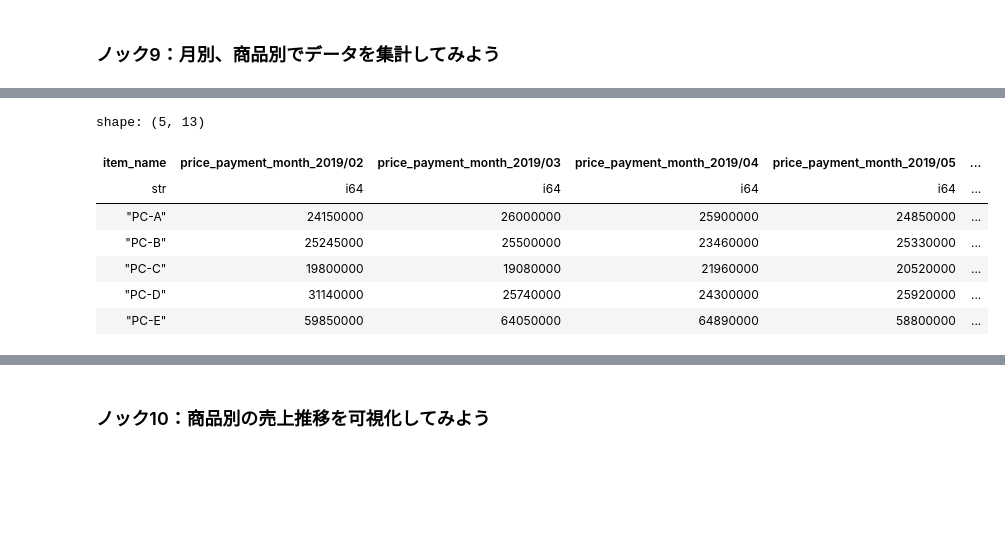
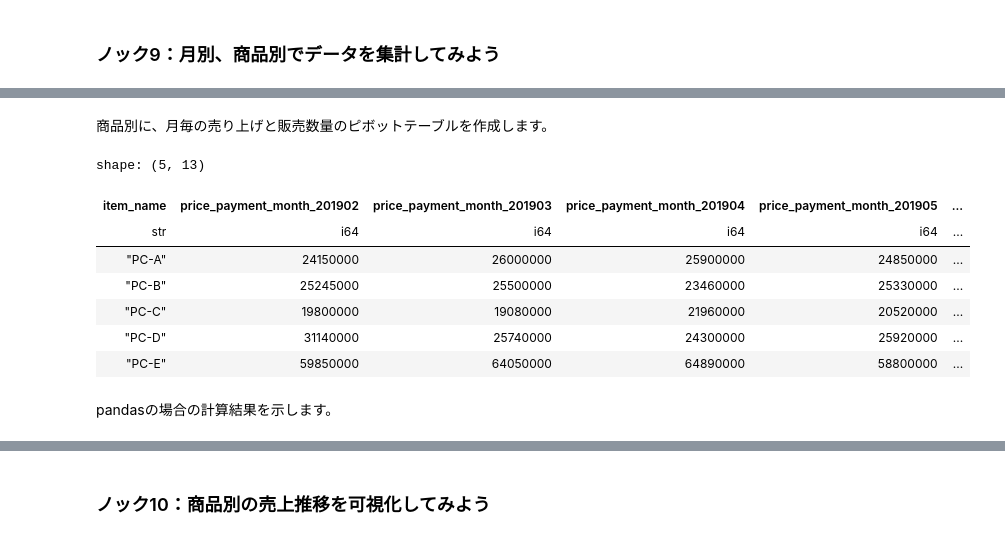
Before and after one commit to Tremendous1192/Python_Practical_Data_Analysis_100_Knocks_2nd_Edition, a Jupyter notebook: 1章/ch01_polars.ipynb, the cells around one changed output, grey strips where cells are left out. Drawn from its saved outputs; the diff is of its cells as text; code cells hidden in the pictures; blank space fills up the shorter version.

```diff
--- a/1章/ch01_polars.ipynb
+++ b/1章/ch01_polars.ipynb
@@ -1,6 +1,5 @@
 # %%
 import polars as pl
-# 列表示を省略しない
-pl.Config.set_tbl_cols(-1)
-# 行の表示を省略しない
-pl.Config.set_tbl_rows(-1)
+pl.Config.set_tbl_cols(-1)# 列表示を省略しない
+#pl.Config.set_tbl_rows(-1)# 行の表示を省略しない
+import polars.selectors as cs#列選択のプリセット
@@ -107,5 +143,5 @@ print( len(transaction_detail) )
 # %%
-join_data = transaction_detail.join(other = transaction[["transaction_id", "payment_date", "customer_id"]], on = "transaction_id", how = "left")
+join_data = transaction_detail.join(other = transaction.drop(columns = "price"), on = "transaction_id", how = "left")
 join_data.head()
 # %% [output]
 shape: (5, 6)
@@ -228,15 +300,18 @@ join_data.dtypes
 # %%
 join_data = (
-    join_data.with_columns(
-        join_data["payment_date"].str.to_datetime()
+    join_data
+    # 文字列型である"payment_date"をDateTime型に変換する
+    .with_columns(
+        pl.col("payment_date")
+        .str.to_datetime()
         .alias("payment_date")
     )
-)
-join_data = (
-    join_data.with_columns([
-        join_data["payment_date"].dt.strftime("%Y/%m")
-    .alias("payment_month")
-    ])
+    # 購入年月データを作成する
+    .with_columns(
+        pl.col("payment_date")
+        .dt.strftime("%Y/%m")
+        .alias("payment_month")
+    )
 )
 join_data[["payment_date", "payment_month"]].head()
 # %% [output]
@@ -291,19 +406,25 @@ shape: (30, 4)
+# %% [markdown]
+商品別に、月毎の売り上げと販売数量のピボットテーブルを作成します。
 # %%
 (
     join_data
-    .pivot(index = "item_name",
-           columns = "payment_month",
-           values = ["price", "quantity"],
-           aggregate_function = "sum",
-           sort_columns = True)
-           .sort("item_name")
+    .pivot(
+        index = "item_name",
+        columns = "payment_month",
+        values = ["price", "quantity"],
+        aggregate_function = "sum",
+        sort_columns = True
+    )
+    .sort(by = "item_name")
 )
 # %% [output]
 shape: (5, 13)
-| item_name | price_payment_month_2019/02 | price_payment_month_2019/03 | price_payment_month_2019/04 | price_payment_month_2019/05 | ... |
+| item_name | price_payment_month_201902 | price_payment_month_201903 | price_payment_month_201904 | price_payment_month_201905 | ... |
 | str | i64 | i64 | i64 | i64 | ... |
 | "PC-A" | 24150000 | 26000000 | 25900000 | 24850000 | ... |
 | "PC-B" | 25245000 | 25500000 | 23460000 | 25330000 | ... |
 | "PC-C" | 19800000 | 19080000 | 21960000 | 20520000 | ... |
 | "PC-D" | 31140000 | 25740000 | 24300000 | 25920000 | ... |
 | "PC-E" | 59850000 | 64050000 | 64890000 | 58800000 | ... |
+# %% [markdown]
+pandasの場合の計算結果を示します。
```
Also changed, not shown: parts of 44 cells of this notebook.
